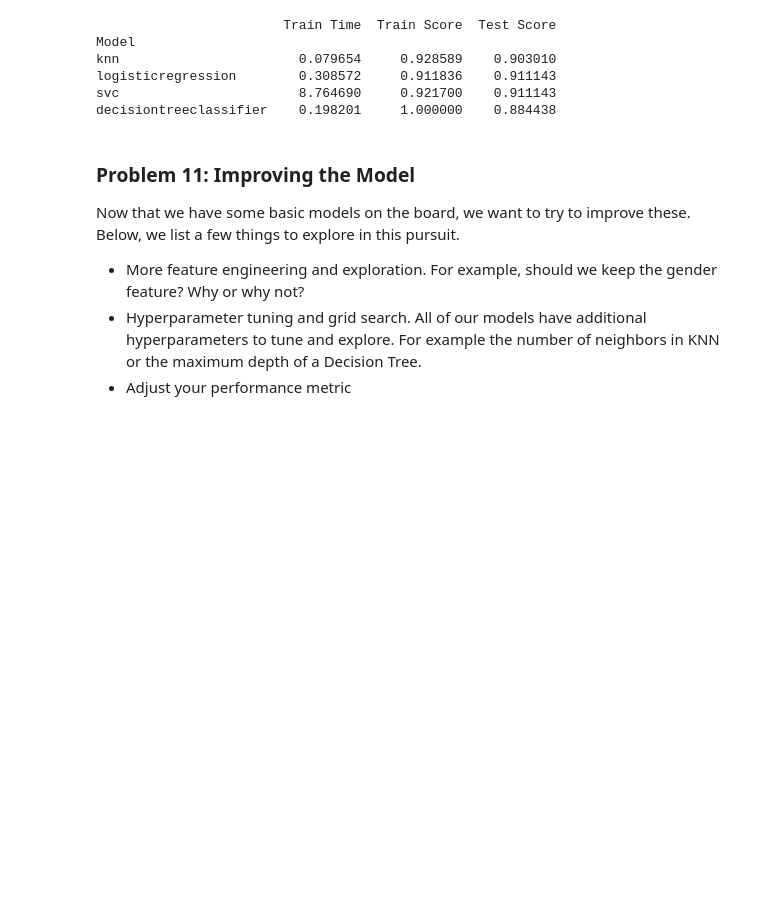
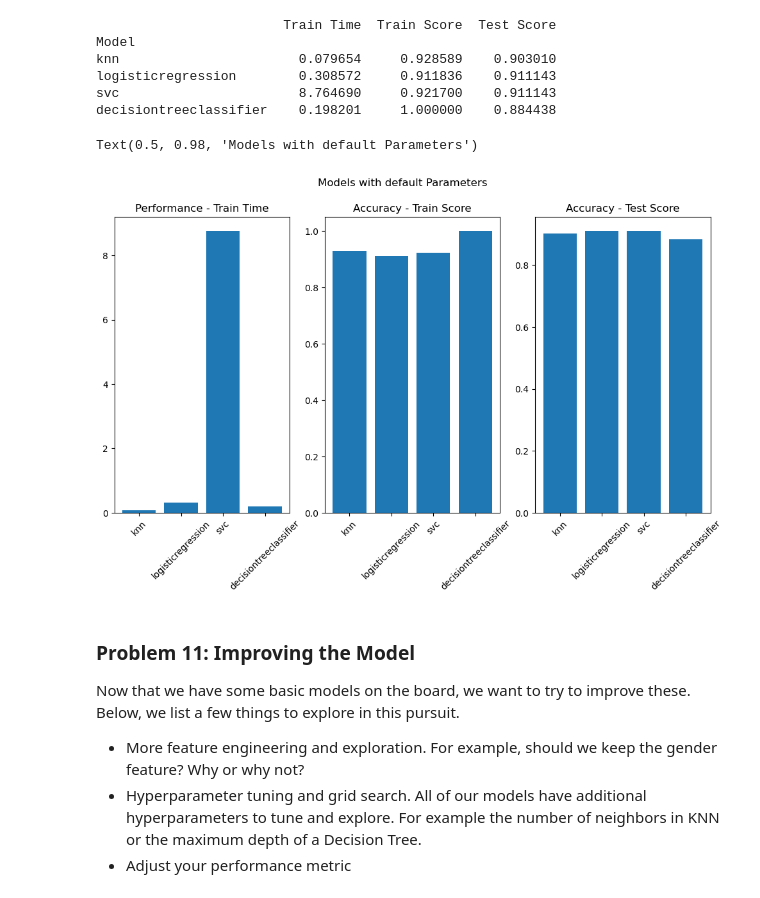
Before and after one commit to akshaynk21/ml-app3, a Jupyter notebook: bank.ipynb, the cells around one changed output. Drawn from its saved outputs; the diff is of its cells as text; code cells hidden in the pictures; blank space fills up the shorter version.

Commit message:
Update notebook with different plots

```diff
--- a/bank.ipynb
+++ b/bank.ipynb
@@ -271,6 +262,23 @@ knn                       0.079654     0.928589    0.903010
 logisticregression        0.308572     0.911836    0.911143
 svc                       8.764690     0.921700    0.911143
 decisiontreeclassifier    0.198201     1.000000    0.884438
+# %%
+#plot the data for default parameters
+fig, (ax1, ax2, ax3) = plt.subplots(1, 3)
+fig.set_size_inches(12, 6)
+ax1.bar(default_data.index, default_data['Train Time'])
+ax1.tick_params(axis='x', rotation=45)
+ax2.bar(default_data.index, default_data['Train Score'])
+ax2.tick_params(axis='x', rotation=45)
+ax3.bar(default_data.index, default_data['Test Score'])
+ax3.tick_params(axis='x', rotation=45)
+ax1.title.set_text('Performance - Train Time')
+ax2.title.set_text('Accuracy - Train Score')
+ax3.title.set_text('Accuracy - Test Score')
+fig.suptitle('Models with default Parameters')
+# %% [output]
+Text(0.5, 0.98, 'Models with default Parameters')
+[figure, added]
 # %% [markdown]
 ### Problem 11: Improving the Model
 
```
Also changed, not shown: parts of 8 cells of this notebook, 1 other file.
